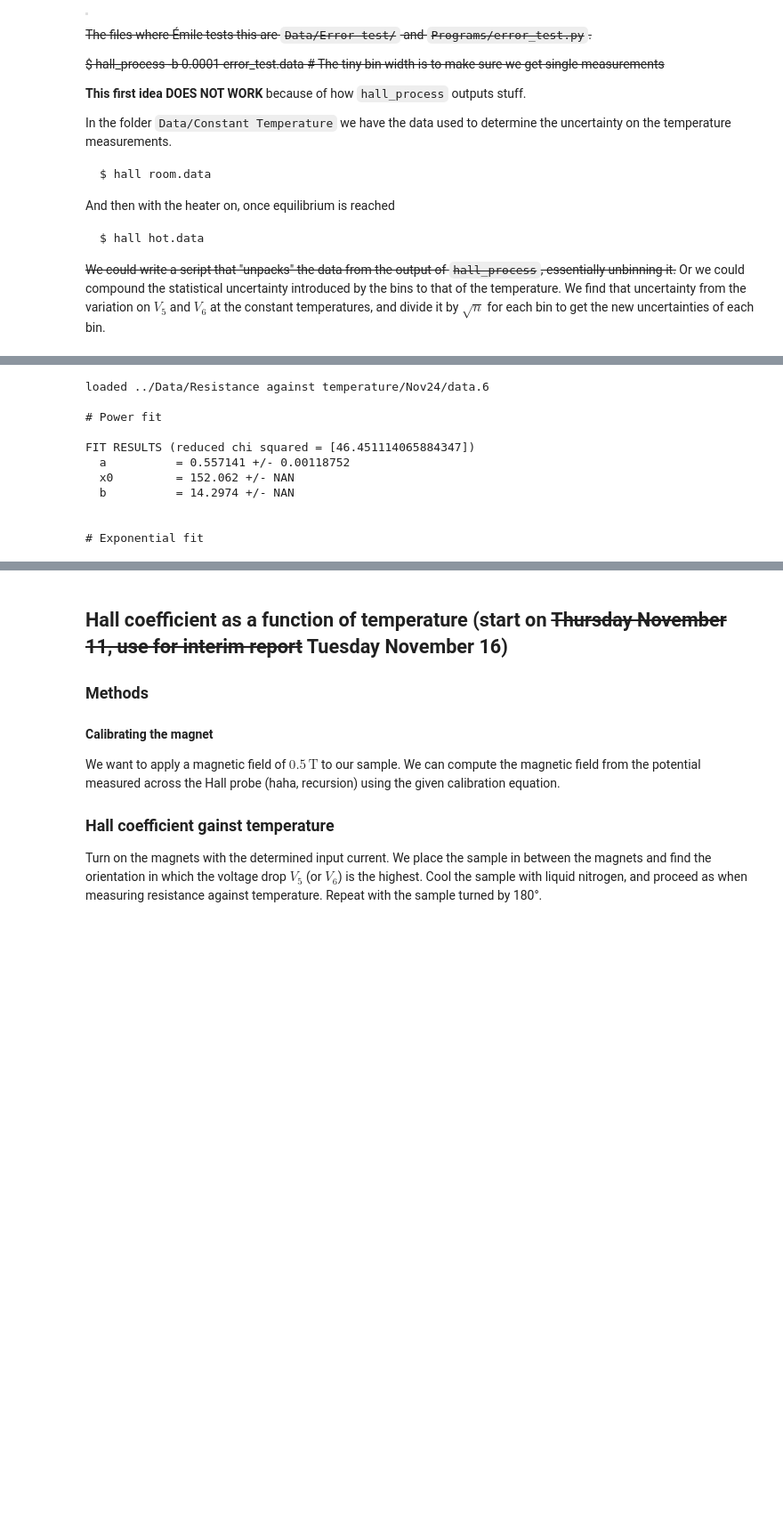
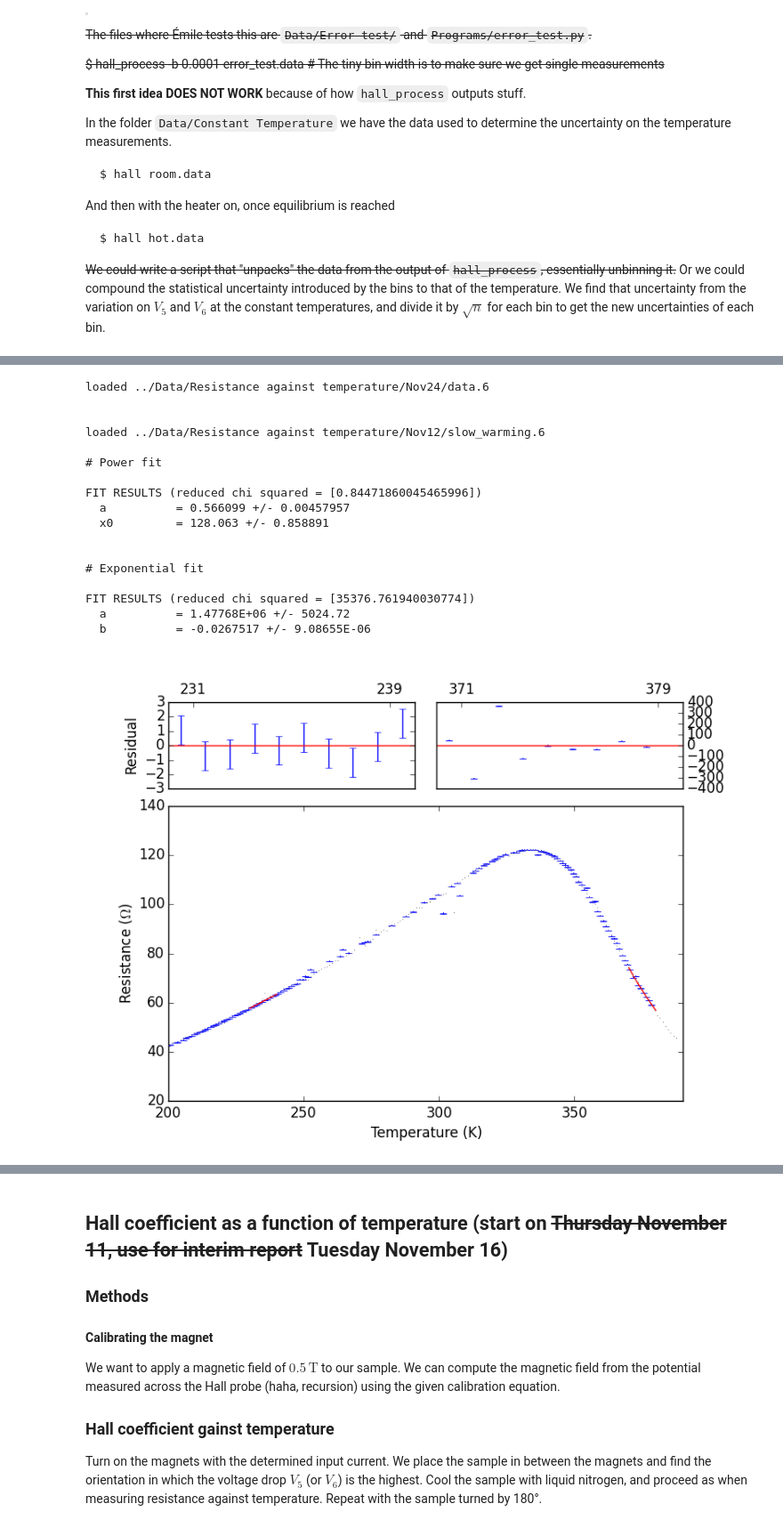
Before and after one commit to ejetzer/hall, a Jupyter notebook: Outline/Lab Outline.ipynb, the cells around one changed output, grey strips where cells are left out. Shown at 89% size. Cells and saved outputs as stored; diff of their text form; code cells hidden in the pictures; blank space fills up the shorter version.

```diff
--- a/Outline/Lab Outline.ipynb
+++ b/Outline/Lab Outline.ipynb
@@ -302,24 +250,32 @@ fig1
 # %%
 reload(RvsT)
 
 # The data we want is in files 5 and 6
 data_file = '../Data/Resistance against temperature/Nov24/data.6'
-a, b, c, d = 230, 240, 372, 380
+a, b, c, d = 230, 240, 370, 380
 # Guess parameters for power fit:
-pguess = (1, 200, 45)
+pguess = (1, 200)
 # Guess parameters for exp fit:
 eguess = (1e4, 1) # The second parameter is actually guessed at again in RvsT
-fits = RvsT.main(data_file, a, b, c, d, pguess, eguess, room_errs[5], hot_errs[5])
+fits = RvsT.main(data_file, a, b, c, d, pguess, eguess, cold_errs[5], hot_errs[5])
 RvsT.print_results(fits)
+Image('../Graphs/Fits.png')
 # %% [output]
 loaded ../Data/Resistance against temperature/Nov24/data.6
+
+
+loaded ../Data/Resistance against temperature/Nov12/slow_warming.6
 
 # Power fit
 
-FIT RESULTS (reduced chi squared = [46.451114065884347])
-  a          = 0.557141 +/- 0.00118752
-  x0         = 152.062 +/- NAN
-  b          = 14.2974 +/- NAN
+FIT RESULTS (reduced chi squared = [0.84471860045465996])
+  a          = 0.566099 +/- 0.00457957
+  x0         = 128.063 +/- 0.858891
 
 
 # Exponential fit
+
+FIT RESULTS (reduced chi squared = [35376.761940030774])
+  a          = 1.47768E+06 +/- 5024.72
+  b          = -0.0267517 +/- 9.08655E-06
+[figure, added]
```
Also changed, not shown: parts of 30 cells of this notebook, 53 other files.
